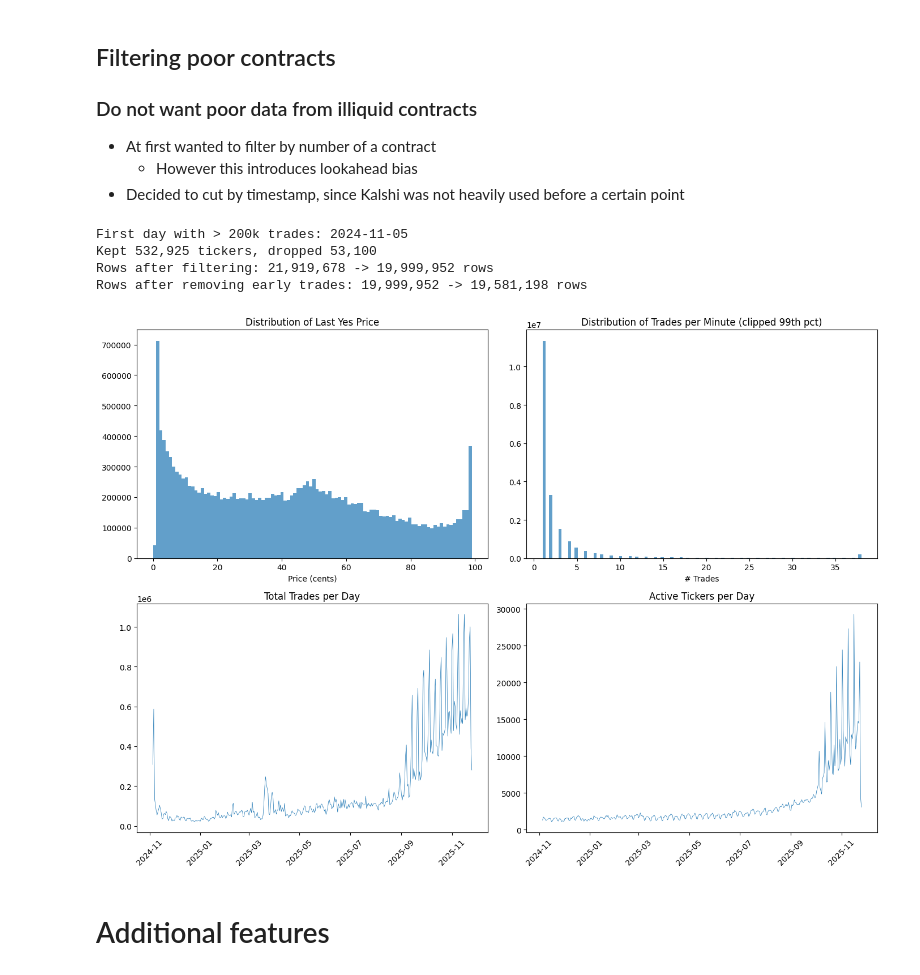
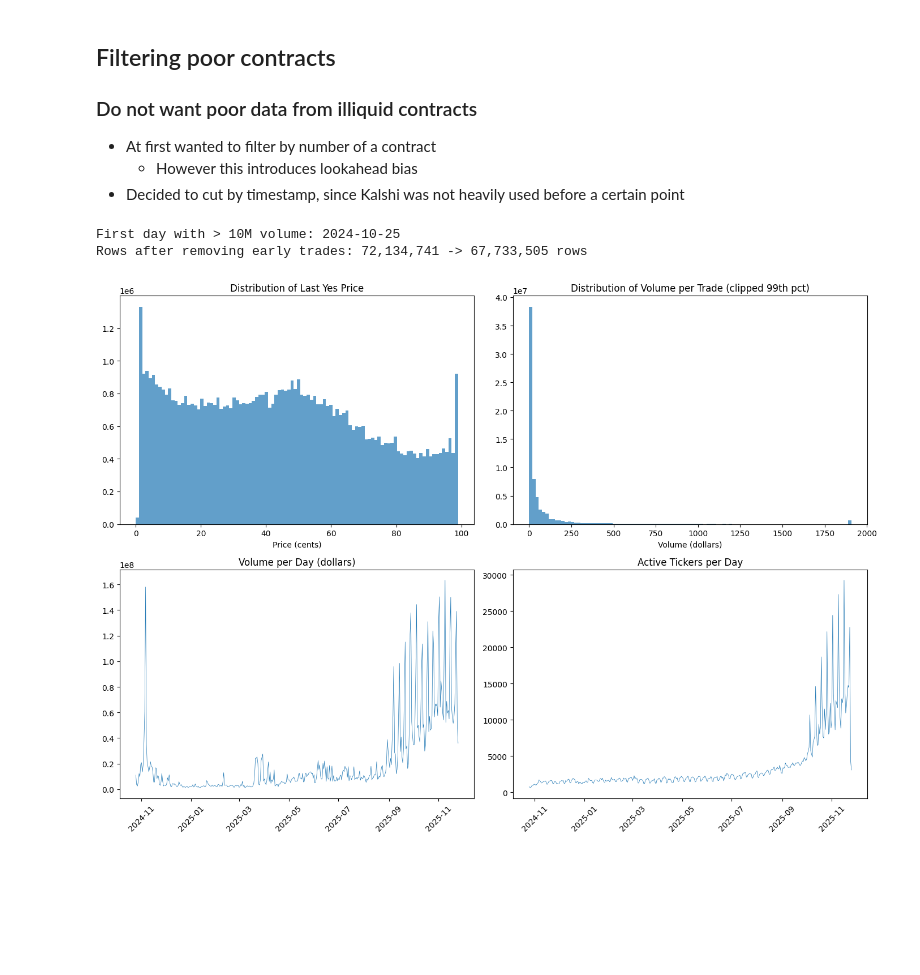
Before and after one commit to abprada/Kalshi-Project, a Jupyter notebook: notebooks/data.ipynb, the cells around one changed output. Cells and saved outputs as stored; diff of their text form; code cells hidden in the pictures; blank space fills up the shorter version.

```diff
--- a/notebooks/data.ipynb
+++ b/notebooks/data.ipynb
@@ -260,0 +273,6 @@ Most traded ticker: PRES-2024-DJT
+# %%
+# add volume as a feature
+trades["volume"] = np.where(trades["taker_side"] == "yes",
+                            trades["count"] * trades["yes_price"],
+                            trades["count"] * (100-trades["yes_price"]))/100 # convert to dollars
+trades.head()
@@ -295,58 +320,47 @@ plt.show()
     - However this introduces lookahead bias
 - Decided to cut by timestamp, since Kalshi was not heavily used before a certain point
 # %%
-# Find the first day with > 200k trades
-daily_trades = trade_ts.groupby(trade_ts["created_time"].dt.date)["n_trades"].sum()
-first_200k = daily_trades[daily_trades > 200000].index[0]
-print(f"First day with > 200k trades: {first_200k}")
-original_rows = len(trade_ts)
+# Find the first day with > 10M daily volume
+daily_volume = trades.groupby(trades["created_time"].dt.date)["volume"].sum()
+first_10m = daily_volume[daily_volume > 10000000].index[0]
+print(f"First day with > 10M volume: {first_10m}")
+original_rows = len(trades)
 # Fix: convert date -> UTC-aware Timestamp for comparison
-first_200k_ts = pd.Timestamp(first_200k, tz='UTC')
-
-# Remove all tickers whose final trade is before this date
-last_trade = trade_ts.groupby("ticker")["created_time"].max()
-keep_tickers = last_trade[last_trade >= first_200k_ts].index
-trade_ts = trade_ts[trade_ts["ticker"].isin(keep_tickers)].reset_index(drop=True)
-print(f"Kept {len(keep_tickers):,} tickers, dropped {(last_trade < first_200k_ts).sum():,}")
-print(f"Rows after filtering: {original_rows:,} -> {len(trade_ts):,} rows")
+first_10m_ts = pd.Timestamp(first_10m, tz='UTC')
 
 
 # Remove all trades before this date as well
-original_rows = len(trade_ts)
-trade_ts = trade_ts[trade_ts["created_time"] >= first_200k_ts].reset_index(drop=True)
-print(f"Rows after removing early trades: {original_rows:,} -> {len(trade_ts):,} rows")
+original_rows = len(trades)
+trades = trades[trades["created_time"] >= first_10m_ts].reset_index(drop=True)
+print(f"Rows after removing early trades: {original_rows:,} -> {len(trades):,} rows")
 # %% [output]
-First day with > 200k trades: 2024-11-05
-Kept 532,925 tickers, dropped 53,100
-Rows after filtering: 21,919,678 -> 19,999,952 rows
-Rows after removing early trades: 19,999,952 -> 19,581,198 rows
+First day with > 10M volume: 2024-10-25
+Rows after removing early trades: 72,134,741 -> 67,733,505 rows
 # %%
 # Distribution of last_yes_price
 fig, axes = plt.subplots(2, 2, figsize=(14, 10))
 
-axes[0, 0].hist(trade_ts["last_yes_price"], bins=100, edgecolor="none", alpha=0.7)
+axes[0, 0].hist(trades["yes_price"], bins=100, edgecolor="none", alpha=0.7)
 axes[0, 0].set_title("Distribution of Last Yes Price")
 axes[0, 0].set_xlabel("Price (cents)")
 
-axes[0, 1].hist(trade_ts["n_trades"].clip(upper=trade_ts["n_trades"].quantile(0.99)), bins=100, edgecolor="none", alpha=0.7)
-axes[0, 1].set_title("Distribution of Trades per Minute (clipped 99th pct)")
-axes[0, 1].set_xlabel("# Trades")
+axes[0, 1].hist(trades["volume"].clip(upper=trades["volume"].quantile(0.99)), bins=100, edgecolor="none", alpha=0.7)
+axes[0, 1].set_title("Distribution of Volume per Trade (clipped 99th pct)")
+axes[0, 1].set_xlabel("Volume (dollars)")
 
 # Trades per day
-daily = trade_ts.groupby(trade_ts["created_time"].dt.date)["n_trades"].sum()
+daily = trades.groupby(trades["created_time"].dt.date)["volume"].sum()
 axes[1, 0].plot(daily.index, daily.values, lw=0.5)
-axes[1, 0].set_title("Total Trades per Day")
+axes[1, 0].set_title("Volume per Day (dollars)")
 axes[1, 0].tick_params(axis="x", rotation=45)
 
 # Active tickers per day
-active = trade_ts.groupby(trade_ts["created_time"].dt.date)["ticker"].nunique()
+active = trades.groupby(trades["created_time"].dt.date)["ticker"].nunique()
 axes[1, 1].plot(active.index, active.values, lw=0.5)
 axes[1, 1].set_title("Active Tickers per Day")
 axes[1, 1].tick_params(axis="x", rotation=45)
 
 plt.tight_layout()
 plt.show()
 # %% [output]
-[figure, old version]
+[figure, new version]
-# %% [markdown]
-# Additional features
```
Also changed, not shown: parts of 39 cells of this notebook.
